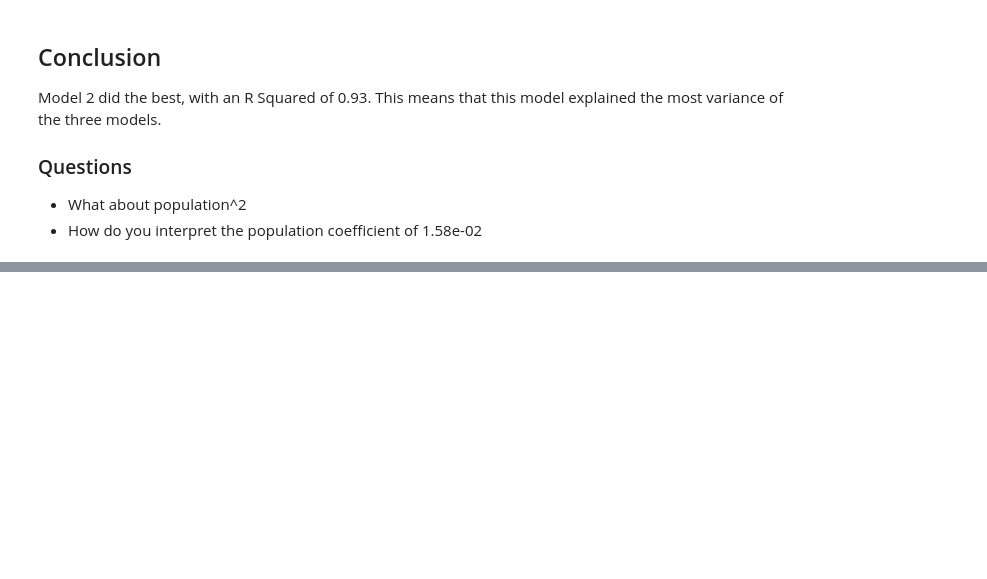
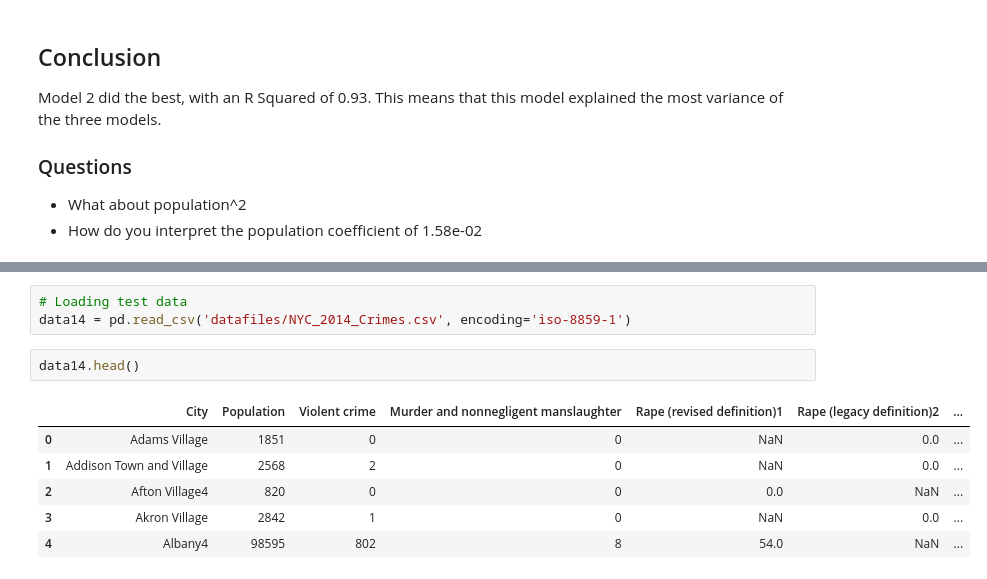
Before and after one commit to jlinGG/Thinkful-DS-Bootcamp, a Jupyter notebook: New-York-Crime.ipynb, the cells around one changed output, grey strips where cells are left out. Drawn from its saved outputs; the diff is of its cells as text; blank space fills up the shorter version.

```diff
--- a/New-York-Crime.ipynb
+++ b/New-York-Crime.ipynb
@@ -295,0 +307,12 @@ Model 2 did the best, with an R Squared of 0.93.  This means that this model exp
+# %%
+# Loading test data
+data14 = pd.read_csv('datafiles/NYC_2014_Crimes.csv', encoding='iso-8859-1')
+# %%
+data14.head()
+# %% [output]
+|  | City | Population | Violent crime | Murder and nonnegligent manslaughter | Rape (revised definition)1 | Rape (legacy definition)2 | ... |
+| 0 | Adams Village | 1851 | 0 | 0 | NaN | 0.0 | ... |
+| 1 | Addison Town and Village | 2568 | 2 | 0 | NaN | 0.0 | ... |
+| 2 | Afton Village4 | 820 | 0 | 0 | 0.0 | NaN | ... |
+| 3 | Akron Village | 2842 | 1 | 0 | NaN | 0.0 | ... |
+| 4 | Albany4 | 98595 | 802 | 8 | 54.0 | NaN | ... |
```
Also changed, not shown: parts of 13 cells of this notebook.
